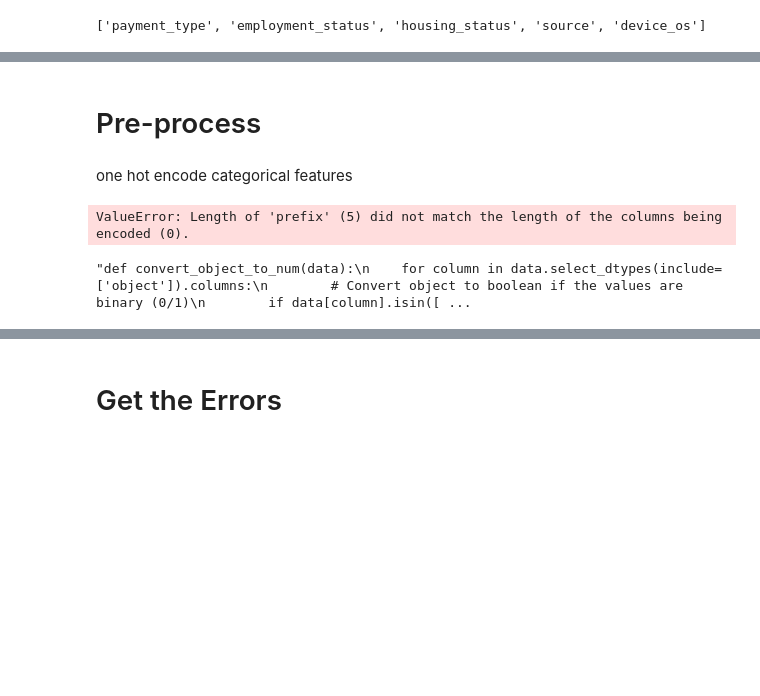
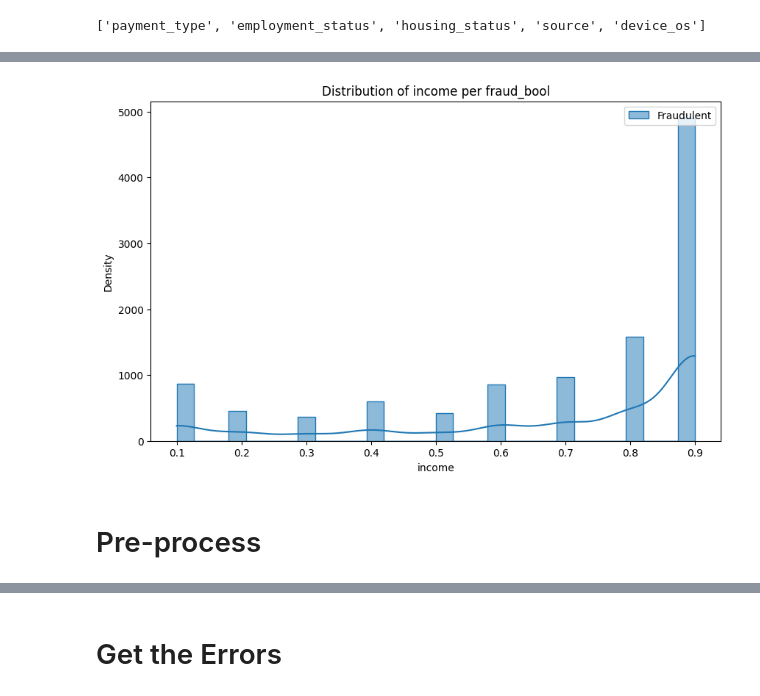
Before and after one commit to MDankloff/Cluster-Bias-Disco, a Jupyter notebook: Notebooks/BAF_Exploratory.ipynb, the cells around one changed output, grey strips where cells are left out. Cells and saved outputs as stored; diff of their text form; code cells hidden in the pictures; blank space fills up the shorter version.

```diff
--- a/Notebooks/BAF_Exploratory.ipynb
+++ b/Notebooks/BAF_Exploratory.ipynb
@@ -290,9 +367,17 @@ print(categorical_features)
+# %%
+fraud_income = variant3.loc[variant3['fraud_bool'] == 1, 'income']
+nonfraud_income = variant3.loc[variant3['fraud_bool'] == 0,'income']
+
+plt.figure(figsize=(10, 6))
+sns.histplot(fraud_income, kde=True, label='Fraudulent', element='step')
+sns.histplot()
+
+plt.title('Distribution of income per fraud_bool')
+plt.xlabel('income')
+plt.ylabel('Density')
+plt.legend()
+plt.show()
+# %% [output]
+[figure, added]
 # %% [markdown]
 # Pre-process
-# %% [markdown]
-one hot encode categorical features
-# %%
-new_df = pd.get_dummies(df, prefix=categorical_features)
-new_df.head()
-# %% [output]
-ValueError: Length of 'prefix' (5) did not match the length of the columns being encoded (0).
@@ -302,29 +383,0 @@ Y = new_df["fraud_bool"]
-# %%
-'''def convert_object_to_num(data):
-    for column in data.select_dtypes(include=['object']).columns:
-        # Convert object to boolean if the values are binary (0/1)
-        if data[column].isin([0, 1]).all():  # Checks if the column contains only 0s and 1s
-            data[column] = data[column].astype(bool)  # Convert to boolean (True/False)
-
-        # Otherwise, convert to numeric (int or float)
-        else:
-            try:
-                data[column] = pd.to_numeric(data[column], errors='raise', downcast='integer')
-            except ValueError:
-                # If conversion fails to int, try float
-                try:
-                    data[column] = pd.to_numeric(data[column], errors='raise', downcast='float')
-                except ValueError:
-                    # If numeric conversion fails, coerce errors to NaN (handle invalid strings)
-                    data[column] = pd.to_numeric(data[column], errors='coerce')
-    return data
-
-base_df_cleaned = convert_object_to_num(test_dfs['Base'])
-variant1_df_cleaned = convert_object_to_num(test_dfs['Variant I'])
-variant2_df_cleaned = convert_object_to_num(test_dfs['Variant II'])
-variant3_df_cleaned = convert_object_to_num(test_dfs['Variant III'])
-variant4_df_cleaned = convert_object_to_num(test_dfs['Variant IV'])
-variant5_df_cleaned = convert_object_to_num(test_dfs['Variant V'])
-base_df_cleaned.info() '''
-# %% [output]
-"def convert_object_to_num(data):\n    for column in data.select_dtypes(include=['object']).columns:\n        # Convert object to boolean if the values are binary (0/1)\n        if data[column].isin([ ...
```
Also changed, not shown: parts of 27 cells of this notebook.
